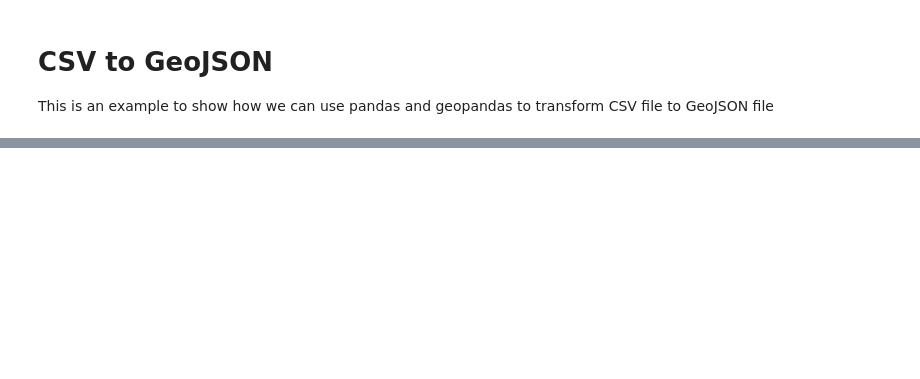
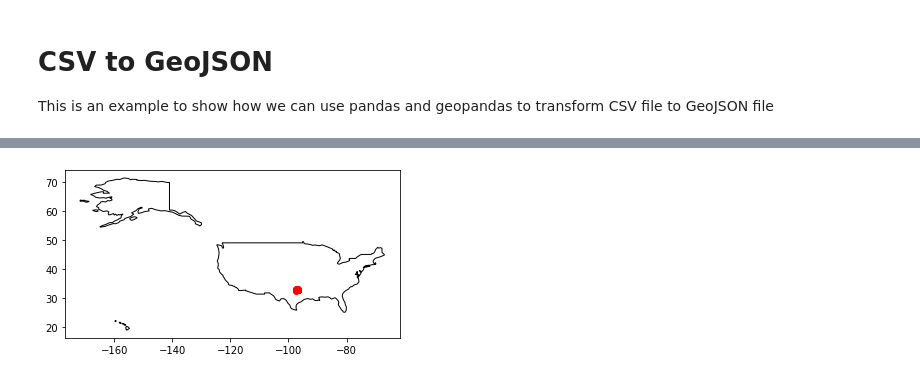
Before and after one commit to sebaxtian/vscode-jupyter-project, a Jupyter notebook: src/csv_to_geojson.ipynb, the cells around one changed output, grey strips where cells are left out. Cells and saved outputs as stored; diff of their text form; code cells hidden in the pictures; blank space fills up the shorter version.

```diff
--- a/src/csv_to_geojson.ipynb
+++ b/src/csv_to_geojson.ipynb
@@ -28,0 +46,18 @@ dataset.head()
+# %%
+# Plot the coordinates over a country-level map
+world = gpd.read_file(gpd.datasets.get_path('naturalearth_lowres'))
+
+# We restrict to United States of America
+ax = world[world.name == 'United States of America'].plot(
+    color='white', edgecolor='black')
+
+# We can now plot our GeoDataFrame
+geodataframe.plot(ax=ax, color='red')
+
+# Save PNG image
+plt.savefig(os.path.join(OUTPUT_DIR, 'crash_data.png'))
+
+# Plot GeoDataFrame
+plt.show()
+# %% [output]
+[figure, added]
```
Also changed, not shown: parts of 6 cells of this notebook, 5 other files.
